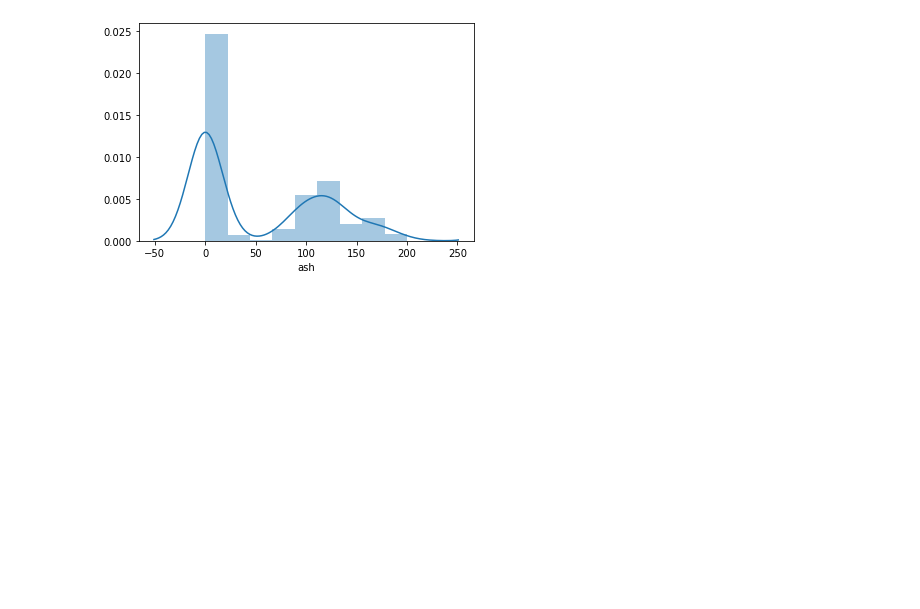
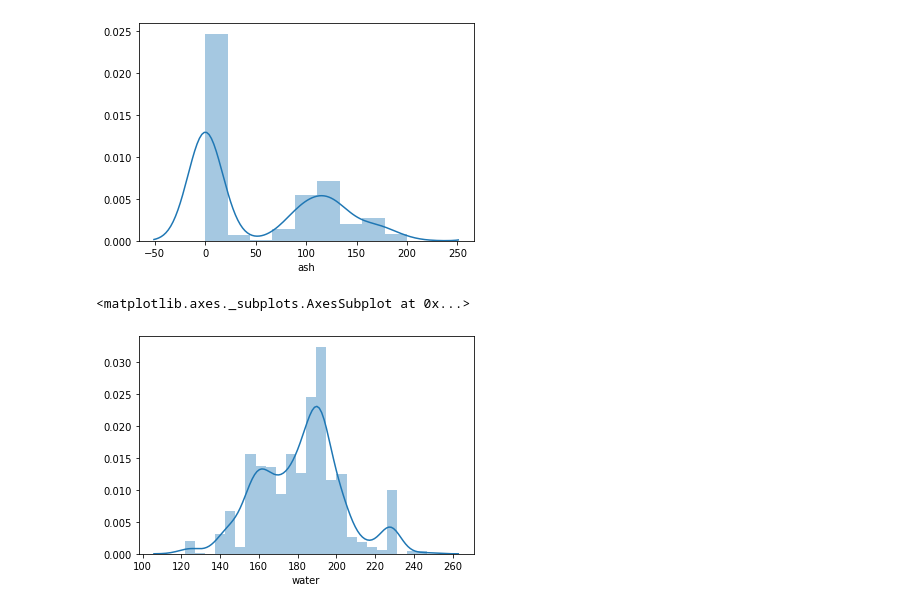
Before and after one commit to GreatLearningAIML1/gl-pgp-aiml-uta-intl-mar20-veenaneshwari, a Jupyter notebook: June19/ConcreteStrengthPrediction.ipynb, the cells around one changed output. Drawn from its saved outputs; the diff is of its cells as text; code cells hidden in the pictures; blank space fills up the shorter version.

```diff
--- a/June19/ConcreteStrengthPrediction.ipynb
+++ b/June19/ConcreteStrengthPrediction.ipynb
@@ -83,3 +84,8 @@ sns.distplot(Data['ash'])
 # %% [output]
 <matplotlib.axes._subplots.AxesSubplot at 0x...>
 [figure]
+# %%
+sns.distplot(Data['water'])
+# %% [output]
+<matplotlib.axes._subplots.AxesSubplot at 0x...>
+[figure, added]
```
Also changed, not shown: parts of 10 cells of this notebook, 1 other file.
